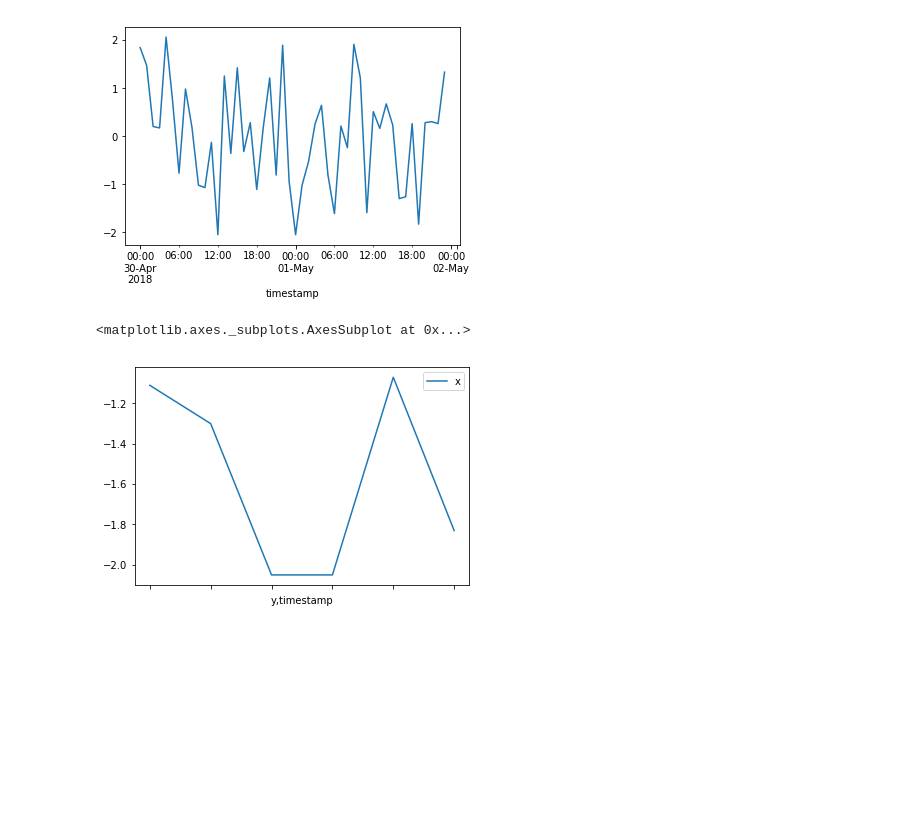
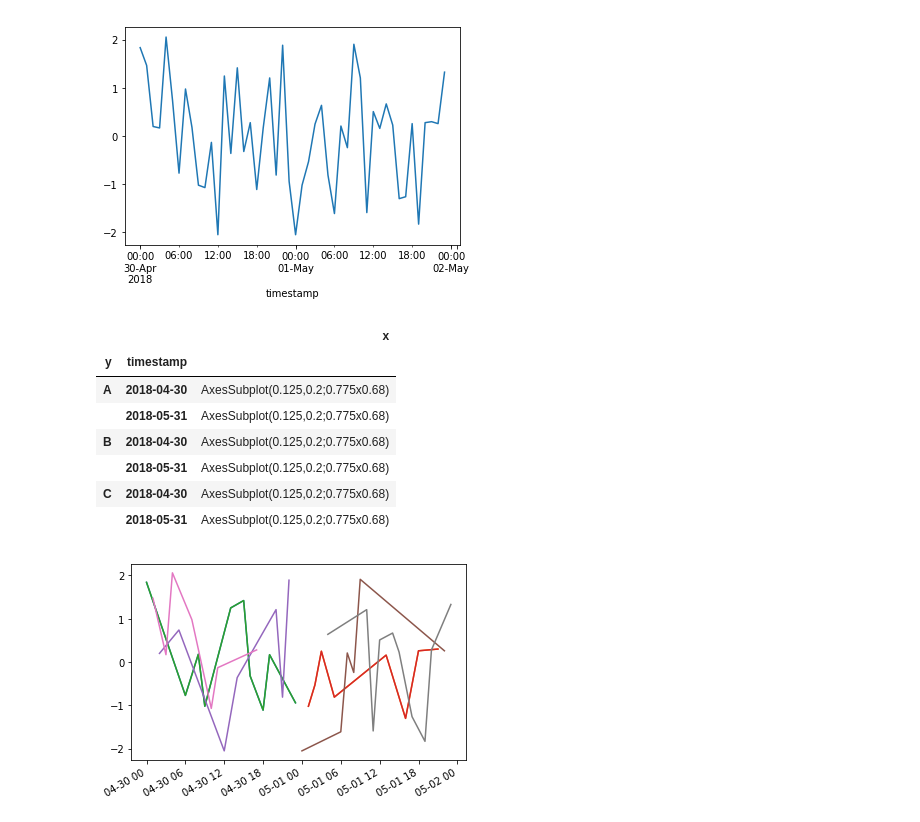
Before and after one commit to escalante-eric/ds-methodologies-exercises, a Jupyter notebook: time_series/aggregating_warmup.ipynb, the cells around one changed output. Drawn from its saved outputs; the diff is of its cells as text; code cells hidden in the pictures; blank space fills up the shorter version.

```diff
--- a/time_series/aggregating_warmup.ipynb
+++ b/time_series/aggregating_warmup.ipynb
@@ -86,7 +97,14 @@ df.x.plot(kind='line')
 <matplotlib.axes._subplots.AxesSubplot at 0x...>
 [figure]
 # %%
-df.groupby('y').resample('M').min().plot(kind='line')
+df.groupby('y').resample('M').plot(kind='line')
 # %% [output]
-<matplotlib.axes._subplots.AxesSubplot at 0x...>
+|  |  | x |
+| y | timestamp |  |
+| A | 2018-04-30 | AxesSubplot(0.125,0.2;0.775x0.68) |
+|  | 2018-05-31 | AxesSubplot(0.125,0.2;0.775x0.68) |
+| B | 2018-04-30 | AxesSubplot(0.125,0.2;0.775x0.68) |
+|  | 2018-05-31 | AxesSubplot(0.125,0.2;0.775x0.68) |
+| C | 2018-04-30 | AxesSubplot(0.125,0.2;0.775x0.68) |
+|  | 2018-05-31 | AxesSubplot(0.125,0.2;0.775x0.68) |
-[figure, old version]
+[figure, new version]
```
Also changed, not shown: parts of 2 cells of this notebook.
